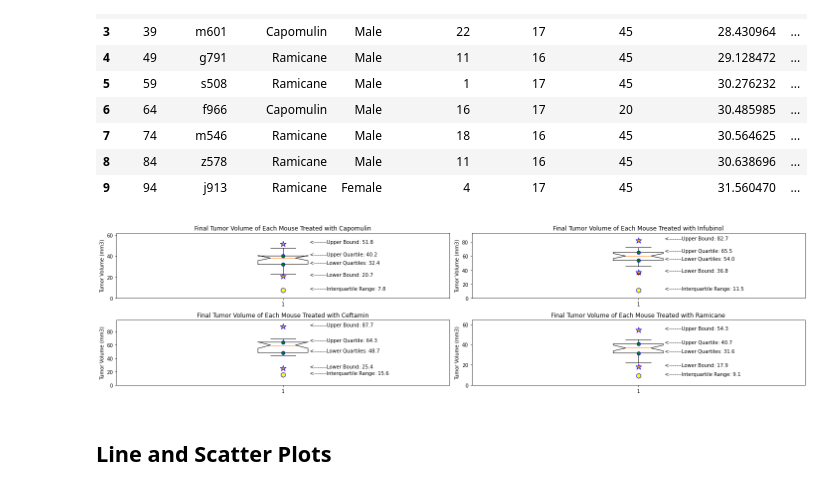
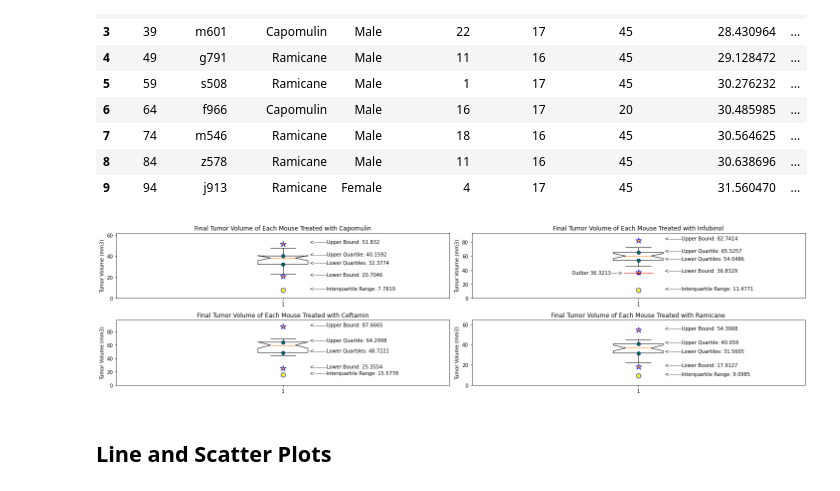
Before and after one commit to georgiafbi/matplotlib-challenge, a Jupyter notebook: Pymaceuticals/pymaceuticals_starter.ipynb, the cells around one changed output. Drawn from its saved outputs; the diff is of its cells as text; code cells hidden in the pictures.

Commit message:
Add outliers to the box plots

```diff
--- a/Pymaceuticals/pymaceuticals_starter.ipynb
+++ b/Pymaceuticals/pymaceuticals_starter.ipynb
@@ -223,28 +223,44 @@ for i in range(len(treatments)):
     upper_bound.append(upperq[i]+(1.5*iqr[i]))
 # %%
 # Generate a box plot of the final tumor volume of each mouse across four regimens of interest
+outliers=[]
+outlier_x_points=[]
 fig,axs=plt.subplots(2,2)
 for j in range(len(tumor_vol_data_s)):
     x=[0,1,0,1]
     y=[0,1,1,0]
     ax1=axs[x[j],y[j]]
     ax1.set_title(f"Final Tumor Volume of Each Mouse Treated with {treatments[j]}")
     ax1.set_ylabel("Tumor Volume (mm3)")
     ax1.set_ylim(0,upper_bound[j]+10)
     ax1.boxplot(tumor_vol_data_s[j],notch=True,flierprops=dict(markerfacecolor='r',marker='D'))
     y_points=[lowerq[j],upperq[j],iqr[j],lower_bound[j],upper_bound[j]]
     x_points=[1,1,1,1,1]
+    sub_outliers=[]
+    sub_x_p_outliers=[]
+    for o in tumor_vol_data_s[j]:
+        if o > upper_bound[j] or o <lower_bound[j]:
+            sub_outliers.append(o)
+            sub_x_p_outliers.append(1)
+    outliers.append(sub_outliers)
+    outlier_x_points.append(sub_x_p_outliers)
     q_labels=["Lower Quartiles","Upper Quartile", "Interquartile Range","Lower Bound", "Upper Bound"]
     ax1.plot(x_points[:2],y_points[:2],ls='',marker='o',mec="blue",mfc="green",markersize=7)
     ax1.plot(x_points[2],y_points[2],ls='',marker='h',mec="blue",mfc="yellow",markersize=10)
     ax1.plot(x_points[3:],y_points[3:],ls='',marker='*',mec="blue",mfc="orange",markersize=13)
     #ax1.plit()
     for i in range(5):
-        ax1.text(x_points[i]+.08,y_points[i],"<-------"+ q_labels[i]+ ": "+f"{round(y_points[i],1)}",horizontalalignment="left")
+        ax1.text(x_points[i]+.08,y_points[i],"<-------"+ q_labels[i]+ ": "+f"{round(y_points[i],4)}",horizontalalignment="left")
         plt.tight_layout()
+    if not outliers[j]:
+        x=0
+    else:
+        round_out=round(outliers[j][0],4)
+        ax1.plot(1,outliers[j][0],ls='',marker='_',mec="red",mfc="red",markersize=60)
+        ax1.text(1-.2,outliers[j][0]-2, f"Outlier {round_out}---->",horizontalalignment="left")
     plt.tight_layout()
 # %% [output]
-[figure, old version]
+[figure, new version]
 # %% [markdown]
 ## Line and Scatter Plots
 # %%
```
